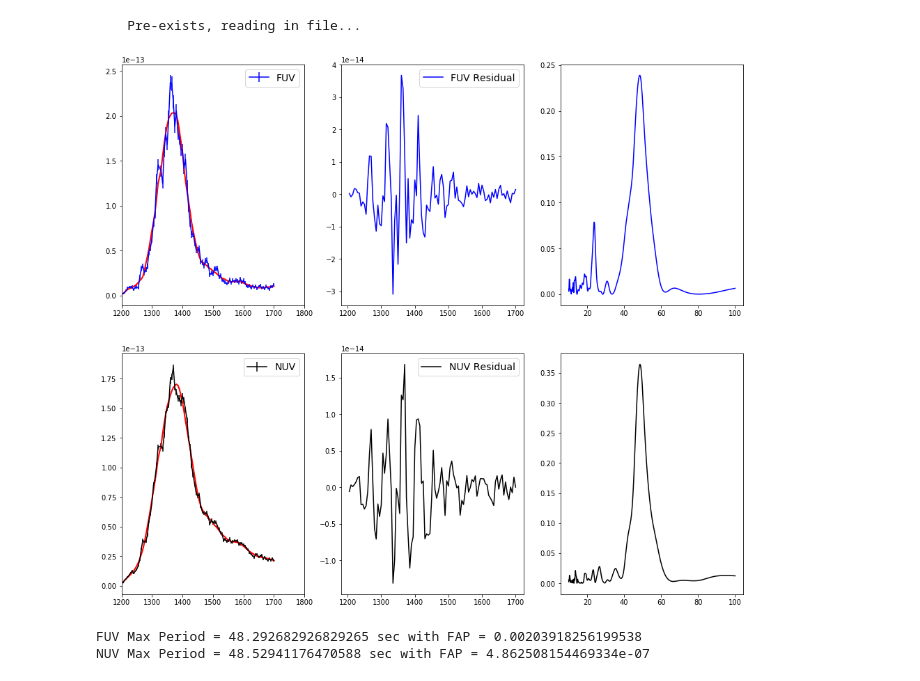
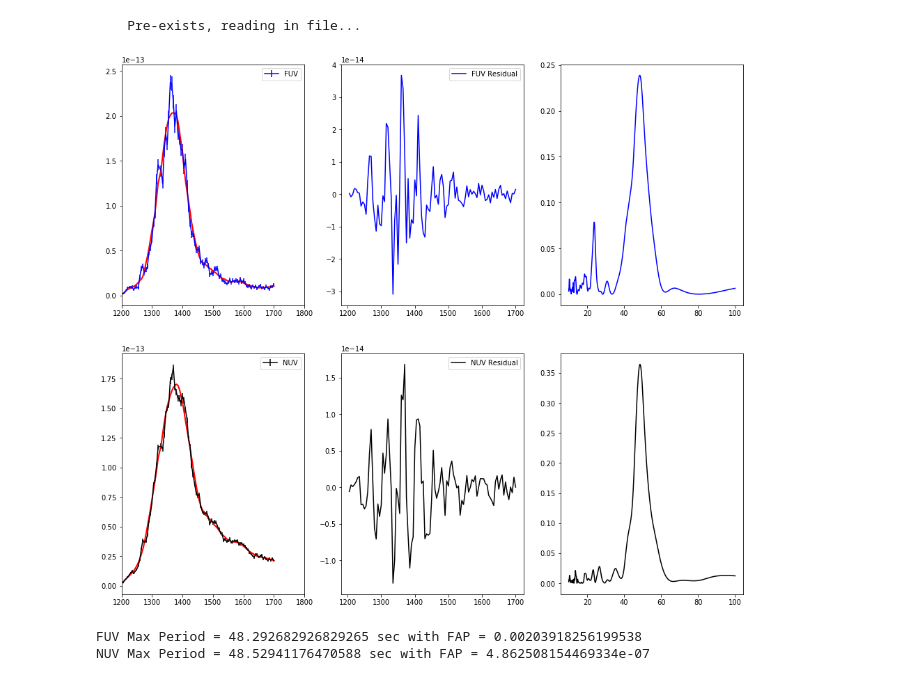
Before and after one commit to MillionConcepts/gfcat_gj65, a Jupyter notebook: src/uvceti/06-qpp_analysis.ipynb, the cells around one changed output. Drawn from its saved outputs; the diff is of its cells as text; code cells hidden in the pictures.

```diff
--- a/src/uvceti/06-qpp_analysis.ipynb
+++ b/src/uvceti/06-qpp_analysis.ipynb
@@ -6,12 +6,12 @@ import gPhoton.MCUtils as mc
 from gPhoton.gphoton_utils import read_lc
 from gPhoton import gAperture
 from matplotlib import pyplot as plt
-import matplotlib
 import numpy as np
 import os
 from scipy.signal import savgol_filter
 %pylab inline
 pylab.rcParams['figure.figsize'] = (10, 6)
+plt.rcParams.update({'font.size': 14})
 # %% [output]
 Populating the interactive namespace from numpy and matplotlib
 # %%
@@ -69,35 +69,34 @@ fluxfitted_nuv = savgol_filter(flare_fluxes_nuv, 21, 3)
 # Let's do a periodagram to check for any strong periodic signals.
 lombscarg_fuv = LombScargle(flare_times_fuv, flare_fluxes_fuv-fluxfitted_fuv)
 frequency_fuv, power_fuv = lombscarg_fuv.autopower(minimum_frequency=0.01, maximum_frequency=0.1,
                                                    samples_per_peak=20)
 lombscarg_nuv = LombScargle(flare_times_nuv, flare_fluxes_nuv-fluxfitted_nuv)
 frequency_nuv, power_nuv = lombscarg_nuv.autopower(minimum_frequency=0.01, maximum_frequency=0.1,
                                                    samples_per_peak=20)
 
 # Let's make a plot of the flare region of the light curve we are looking at (left column).
 # We'll also show the quick periodgrams we made (right column).
 fig, ((ax1,ax2,ax3),(ax4,ax5,ax6)) = plt.subplots(2, 3, figsize=(16,14))
-matplotlib.rcParams.update({'font.size': 14})
 ax1.errorbar(flare_times_fuv, flare_fluxes_fuv, yerr=flare_flux_errs_fuv,
              fmt='-b', label="FUV")
 ax1.plot(flare_times_fuv, fluxfitted_fuv, '-r', linewidth=2)
 ax2.plot(flare_times_fuv, flare_fluxes_fuv - fluxfitted_fuv, '-b', label="FUV Residual")
 ax3.plot(1./frequency_fuv, power_fuv, '-b')
 ax4.errorbar(flare_times_nuv, flare_fluxes_nuv, yerr=flare_flux_errs_nuv,
              fmt='-k', label="NUV")
 ax4.plot(flare_times_nuv, fluxfitted_nuv, '-r', linewidth=2)
 ax5.plot(flare_times_nuv, flare_fluxes_nuv - fluxfitted_nuv, '-k', label="NUV Residual")
 ax6.plot(1./frequency_nuv, power_nuv, '-k')
 # Set axis ranges appropriately.
 ax1.set_xlim(1200., 1800.)
 ax4.set_xlim(1200., 1800.)
 ax1.legend()
 ax2.legend()
 ax4.legend()
 ax5.legend()
 plt.show()
 # %% [output]
-[figure, old version]
+[figure, new version]
 # %%
 # What is the peak frequency and power?
 # Convert to numpy arrays to make use of the where() function.
```
Also changed, not shown: parts of 11 cells of this notebook, 2 other files.
